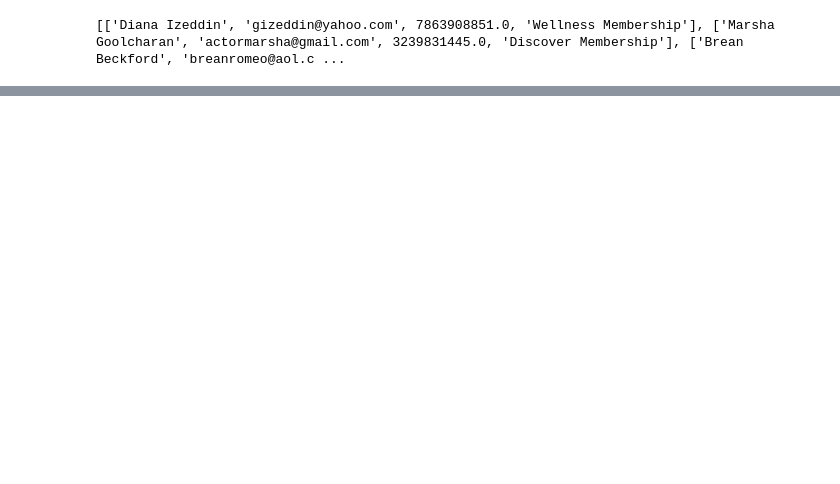
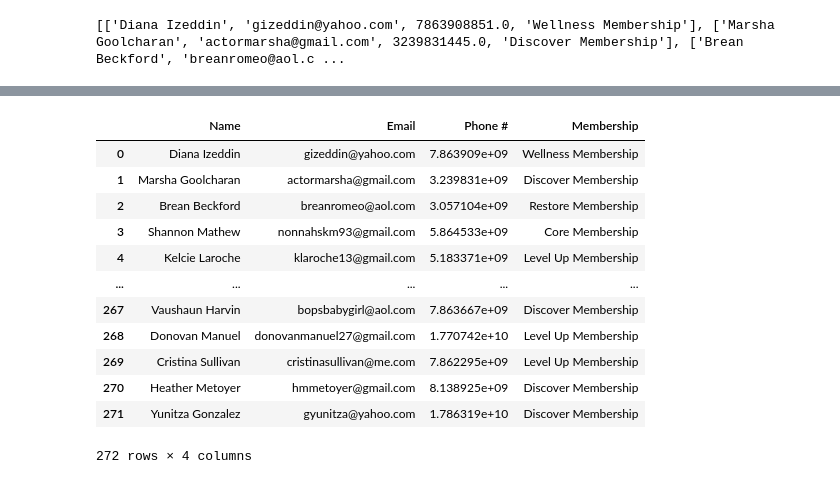
Before and after one commit to JReese2018/Restore_Data, a Jupyter notebook: Restore/Month Comparison/month_comparison_nb.ipynb, the cells around one changed output, grey strips where cells are left out. Saved outputs shown, nothing was run; the diff lists cells and outputs as text; code cells hidden in the pictures; blank space fills up the shorter version.

```diff
--- a/Restore/Lost Members/lost_member_nb.ipynb
+++ b/Restore/Month Comparison/month_comparison_nb.ipynb
@@ -150,0 +244,16 @@ print(merged_df)
+# %%
+lost_members_df
+# %% [output]
+|  | Name | Email | Phone # | Membership |
+| 0 | Diana Izeddin | gizeddin@yahoo.com | 7.863909e+09 | Wellness Membership |
+| 1 | Marsha Goolcharan | actormarsha@gmail.com | 3.239831e+09 | Discover Membership |
+| 2 | Brean Beckford | breanromeo@aol.com | 3.057104e+09 | Restore Membership |
+| 3 | Shannon Mathew | nonnahskm93@gmail.com | 5.864533e+09 | Core Membership |
+| 4 | Kelcie Laroche | klaroche13@gmail.com | 5.183371e+09 | Level Up Membership |
+| ... | ... | ... | ... | ... |
+| 267 | Vaushaun Harvin | bopsbabygirl@aol.com | 7.863667e+09 | Discover Membership |
+| 268 | Donovan Manuel | donovanmanuel27@gmail.com | 1.770742e+10 | Level Up Membership |
+| 269 | Cristina Sullivan | cristinasullivan@me.com | 7.862295e+09 | Level Up Membership |
+| 270 | Heather Metoyer | hmmetoyer@gmail.com | 8.138925e+09 | Discover Membership |
+| 271 | Yunitza Gonzalez | gyunitza@yahoo.com | 1.786319e+10 | Discover Membership |
+272 rows × 4 columns
```
Also changed, not shown: parts of 11 cells of this notebook, 3 other files.
